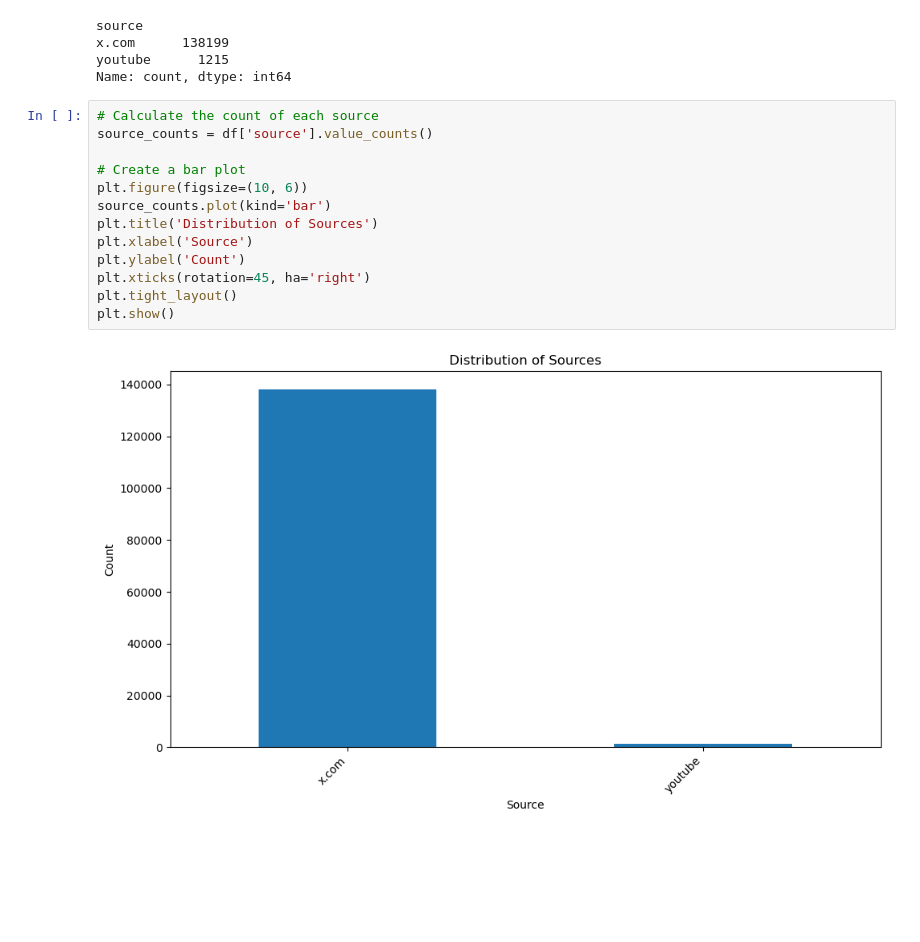
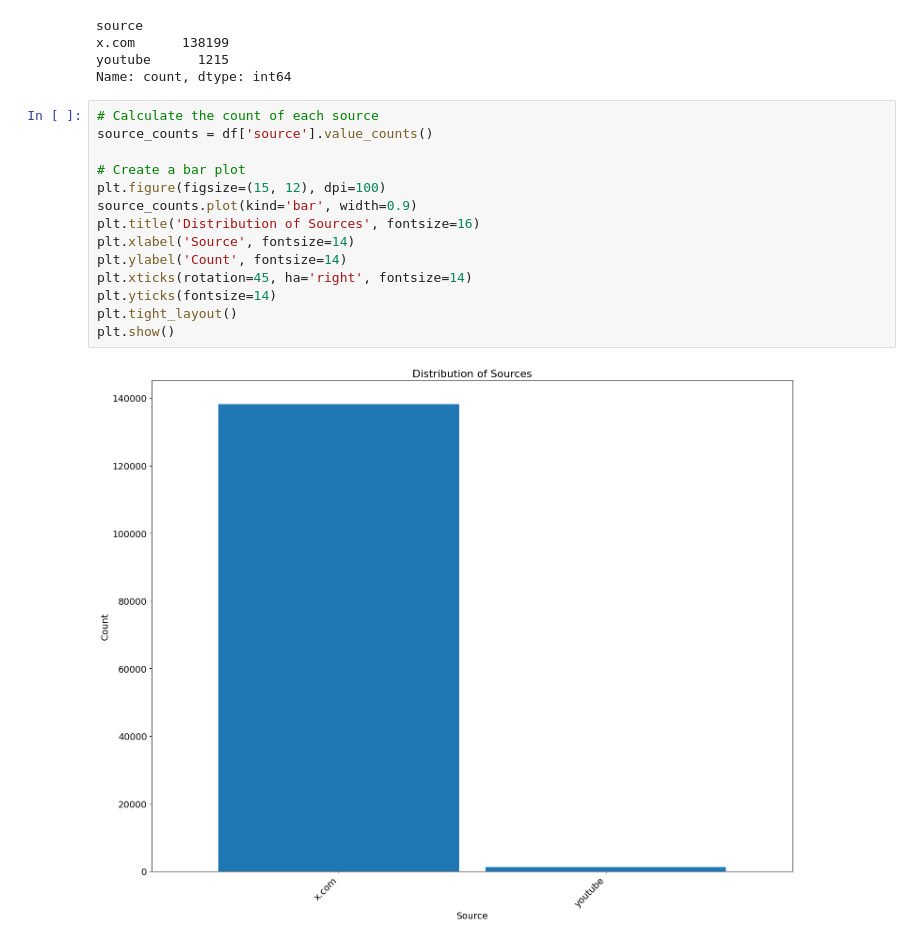
Before and after one commit to gikirima/TEA-emoji, a Jupyter notebook: TEA_newDataset_EDA.ipynb, the cells around one changed output. Cells and saved outputs as stored; diff of their text form; blank space fills up the shorter version.

```diff
--- a/TEA_newDataset_EDA.ipynb
+++ b/TEA_newDataset_EDA.ipynb
@@ -61,15 +62,16 @@ Name: count, dtype: int64
 # %%
 # Calculate the count of each source
 source_counts = df['source'].value_counts()
 
 # Create a bar plot
-plt.figure(figsize=(10, 6))
-source_counts.plot(kind='bar')
-plt.title('Distribution of Sources')
-plt.xlabel('Source')
-plt.ylabel('Count')
-plt.xticks(rotation=45, ha='right')
+plt.figure(figsize=(15, 12), dpi=100)
+source_counts.plot(kind='bar', width=0.9)
+plt.title('Distribution of Sources', fontsize=16)
+plt.xlabel('Source', fontsize=14)
+plt.ylabel('Count', fontsize=14)
+plt.xticks(rotation=45, ha='right', fontsize=14)
+plt.yticks(fontsize=14)
 plt.tight_layout()
 plt.show()
 # %% [output]
-[figure, old version]
+[figure, new version]
```
Also changed, not shown: parts of 1 cell of this notebook, 6 other files.
